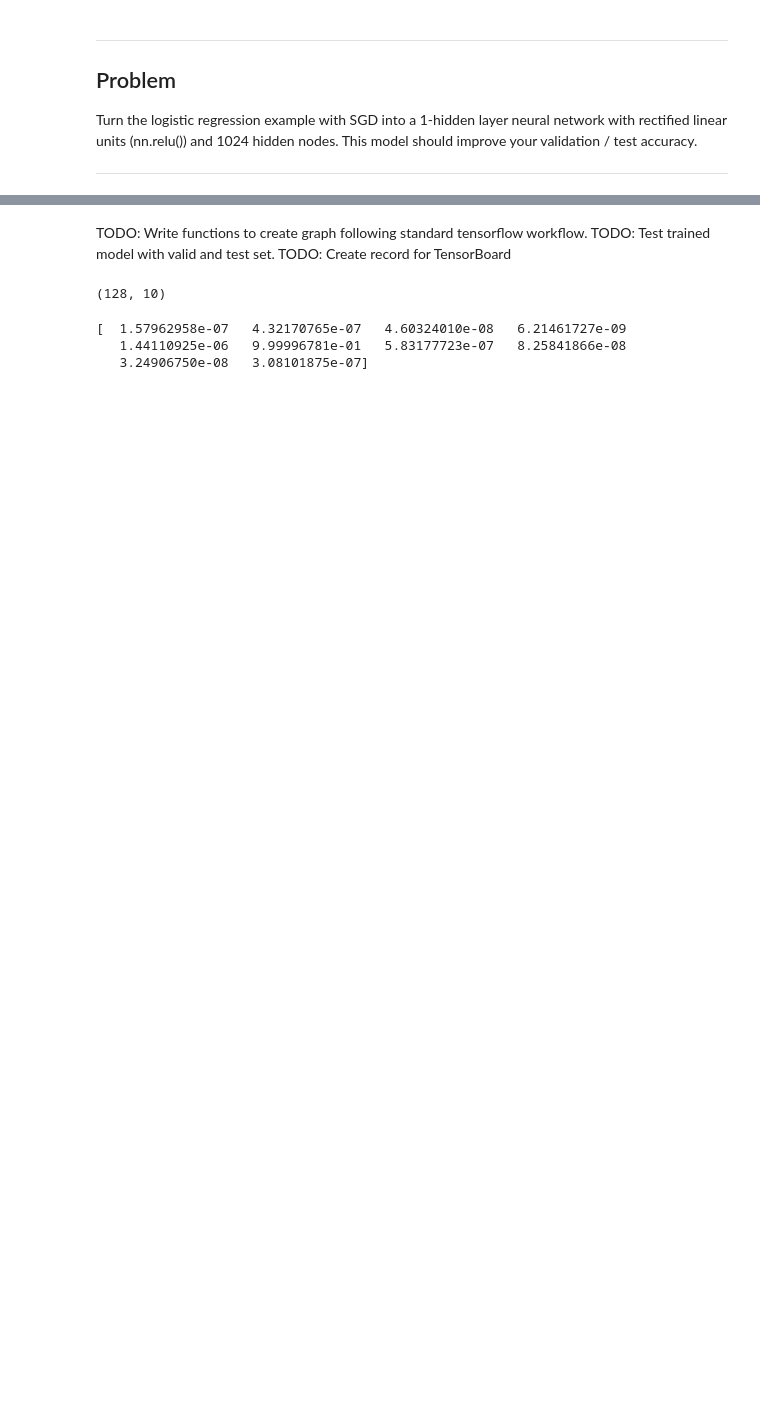
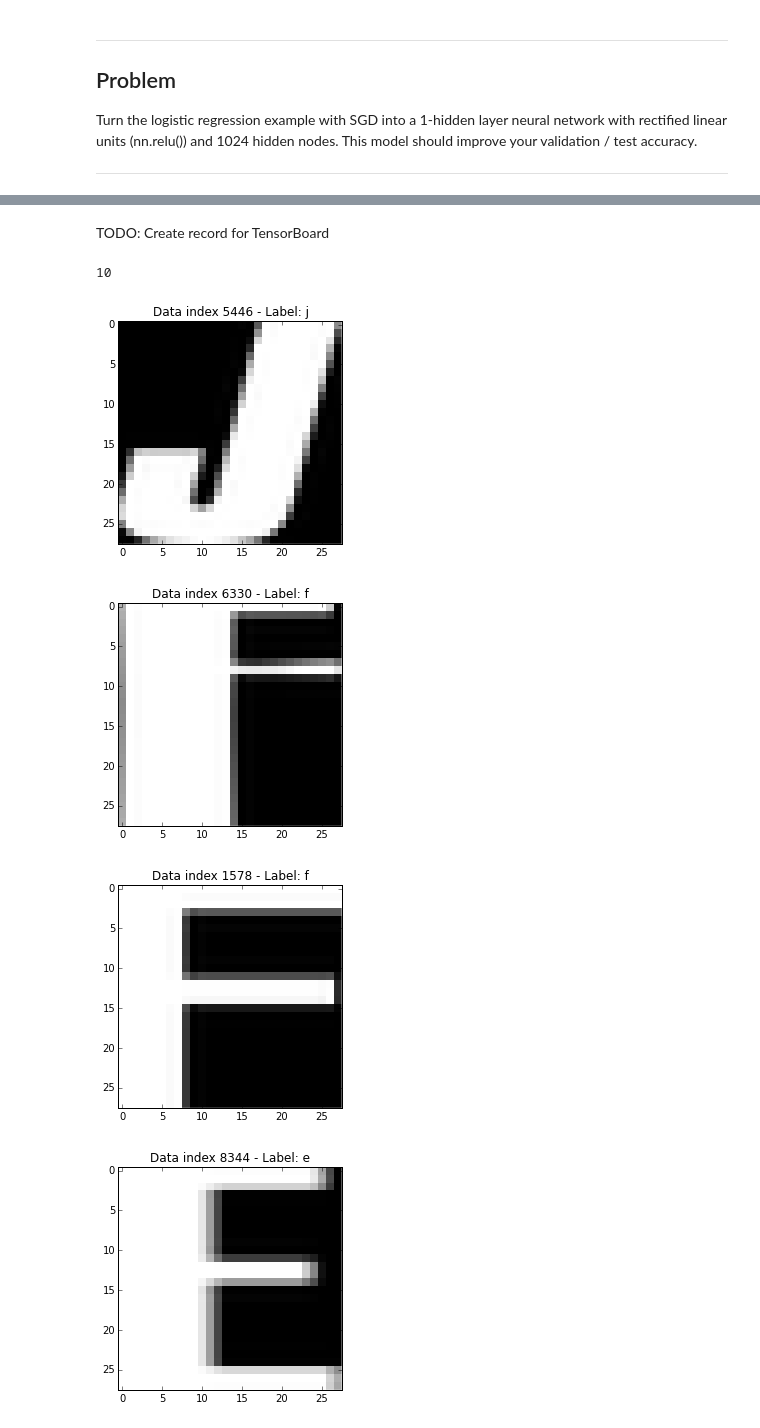
Before and after one commit to gear/DeepLearning, a Jupyter notebook: 2_fullyconnected.ipynb, the cells around one changed output, grey strips where cells are left out. Saved outputs shown, nothing was run; the diff lists cells and outputs as text; code cells hidden in the pictures; blank space fills up the shorter version.

Commit message:
Display images and its predicted by nn

```diff
--- a/2_fullyconnected.ipynb
+++ b/2_fullyconnected.ipynb
@@ -315,8 +315,8 @@ with graph.as_default() :
     # Input data. For the training data, we use a placeholder that will be fed
     # at run time with a training minibatch.
     tf_train_dataset = tf.placeholder(tf.float32,
-                                    shape=(batch_size, image_pixels))
-    tf_train_labels = tf.placeholder(tf.float32, shape=(batch_size, num_labels))
+                                    shape=(None, image_pixels))
+    tf_train_labels = tf.placeholder(tf.float32, shape=(None, num_labels))
 
     # Computational graph
     logits = inference(tf_train_dataset, hidden_units)
@@ -345,11 +345,21 @@ with graph.as_default() :
             if (step % 500 == 0):
                 print("Minibatch loss at step %d: %f" % (step, l))
                 print("Minibatch accuracy: %.1f%%" % accuracy(predictions, batch_labels))
-        valid_data = valid_dataset[:batch_size,:]
+        valid_data = valid_dataset[:,:]
         test_data = test_dataset[:batch_size,:]
         feed_dict = {tf_train_dataset : valid_data}
         prediction = session.run(train_prediction, feed_dict=feed_dict)
         print ("Validation dataset accuracy: %.1f%%" %
-               accuracy(prediction, valid_labels[:batch_size]))
+               accuracy(prediction, valid_labels[:]))
+        f_data = open('sanitized_test_dataset.pickle', 'rb')
+        f_labels = open('sanitized_test_labels.pickle', 'rb')
+        sanitized_test_data = pickle.load(f_data)
+        sanitized_test_labels = pickle.load(f_labels)
+        sanitized_test_data, sanitized_test_labels = reformat(sanitized_test_data,
+                                                              sanitized_test_labels)
+        feed_dict = {tf_train_dataset : sanitized_test_data}
+        prediction = session.run(train_prediction, feed_dict=feed_dict)
+        print ("Sanitized test dataset accuracy: %.1f%%" %
+              accuracy(prediction, sanitized_test_labels))
 # %% [output]
 Initialized
@@ -373,14 +384,45 @@ Validation dataset accuracy: 80.5%
-# %% [markdown]
-TODO: Write functions to create graph following standard tensorflow workflow.
-TODO: Test trained model with valid and test set.
-TODO: Create record for TensorBoard
-# %%
-print (prediction.shape)
-# %% [output]
-(128, 10)
-# %%
-print (prediction[0])
-# %% [output]
-[  1.57962958e-07   4.32170765e-07   4.60324010e-08   6.21461727e-09
-   1.44110925e-06   9.99996781e-01   5.83177723e-07   8.25841866e-08
-   3.24906750e-08   3.08101875e-07]
+# %% [markdown]
+TODO: Create record for TensorBoard
+# %%
+# Cell author : Hoang NT
+# Cell : Display data and its prediction
+
+import matplotlib.pyplot as plt
+from IPython.display import display, Image
+from scipy import ndimage
+import random
+
+%matplotlib inline
+
+check_size = 10
+plt.close("all")
+label_lookup = ['a', 'b', 'c', 'd', 'e', 'f', 'g', 'h', 'i', 'j']
+def check_dataset(dataset, labels, test_sz) :
+    data_count = 0
+    data_size = len(dataset)
+    if not data_size > 0 :
+        print('Empty dataset')
+        return data_count;
+    if not data_size == len(labels) :
+        raise Exception('Dataset and label do not have same size')
+    indices = np.arange(data_size)
+    random_data = random.sample(indices, test_sz)
+    for i in random_data :
+        data_count += 1
+        plt.figure()
+        plt.title('Data index %d - Label: %s' % (i, label_lookup[labels[i]]))
+        plt.imshow(dataset[i], cmap='gray', interpolation='none')
+    return data_count
+
+def onehot_to_label(onehot) :
+    return [np.argmax(x) for x in onehot]
+
+f_data.seek(0) # Reload file
+sanitized_test_data = pickle.load(f_data)
+check_dataset(sanitized_test_data, onehot_to_label(prediction), check_size)
+# %% [output]
+10
+[figure, added]
+[figure, added]
+[figure, added]
+[figure, added]
```
Also changed, not shown: parts of 4 cells of this notebook, 1 other file.
